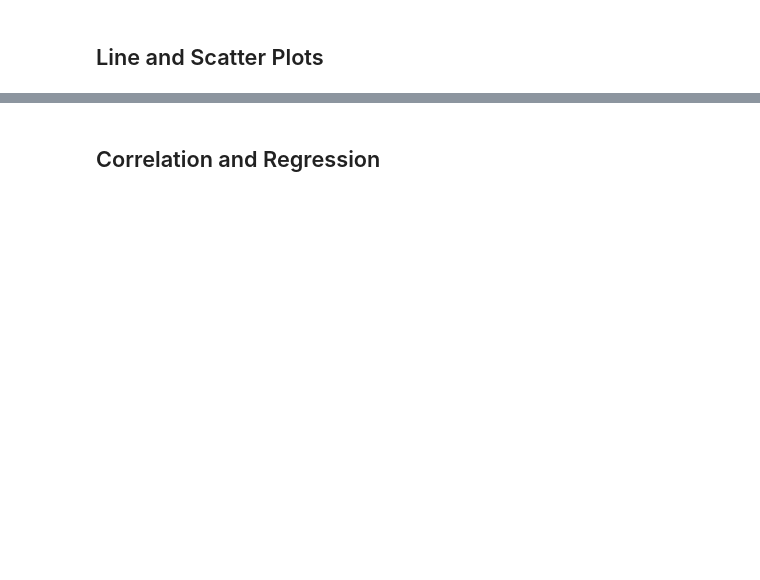
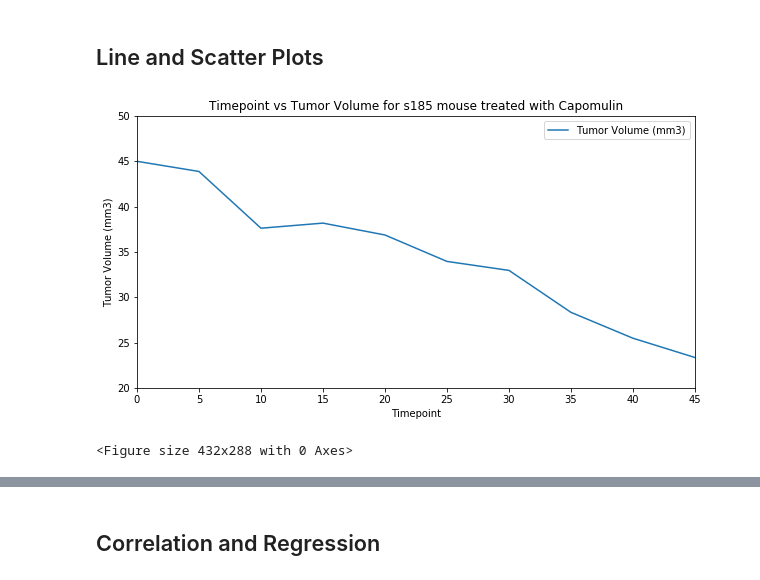
Before and after one commit to eobianyor/Matplotlib-project, a Jupyter notebook: Pymaceuticals/pymaceuticals_starter.ipynb, the cells around one changed output, grey strips where cells are left out. Saved outputs shown, nothing was run; the diff lists cells and outputs as text; code cells hidden in the pictures; blank space fills up the shorter version.

Commit message:
Line plot and scatter plot

```diff
--- a/Pymaceuticals/pymaceuticals_starter.ipynb
+++ b/Pymaceuticals/pymaceuticals_starter.ipynb
@@ -347,0 +434,16 @@ SyntaxError: invalid syntax (<ipython-input-69-f9db0b4ac95d>, line 8)
+# %%
+# Generate a line plot of time point versus tumor volume for a mouse treated with Capomulin
+Capomulin_1mice_df = Capomulin_df.loc[Capomulin_df["Mouse ID"]=="s185"]
+Capomulin_LinePlot_df = Capomulin_1mice_df[["Timepoint","Tumor Volume (mm3)"]]
+Capomulin_LinePlot_df = Capomulin_LinePlot_df.set_index("Timepoint")
+Capomulin_LinePlot_df.plot(kind='line', figsize=(10,5))
+plt.title("Timepoint vs. Tumor Volume for s185 mouse treated with Capomulin")
+plt.xlabel("Timepoint")
+plt.ylabel("Tumor Volume (mm3)")
+plt.xlim(0, 45)
+plt.ylim(20, 50)
+plt.show()
+plt.tight_layout()
+# %% [output]
+[figure, added]
+<Figure size 432x288 with 0 Axes>
```
Also changed, not shown: parts of 6 cells of this notebook.
